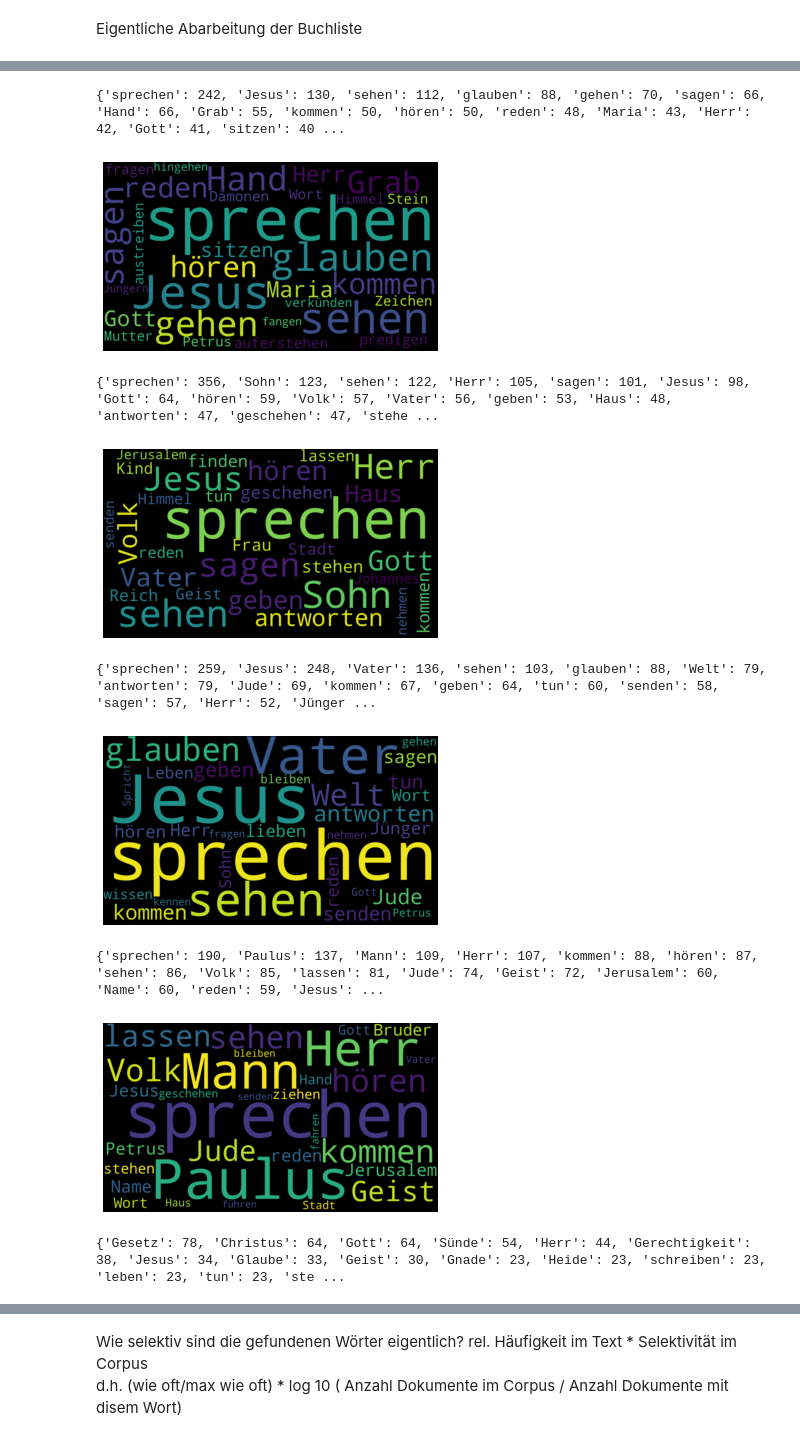
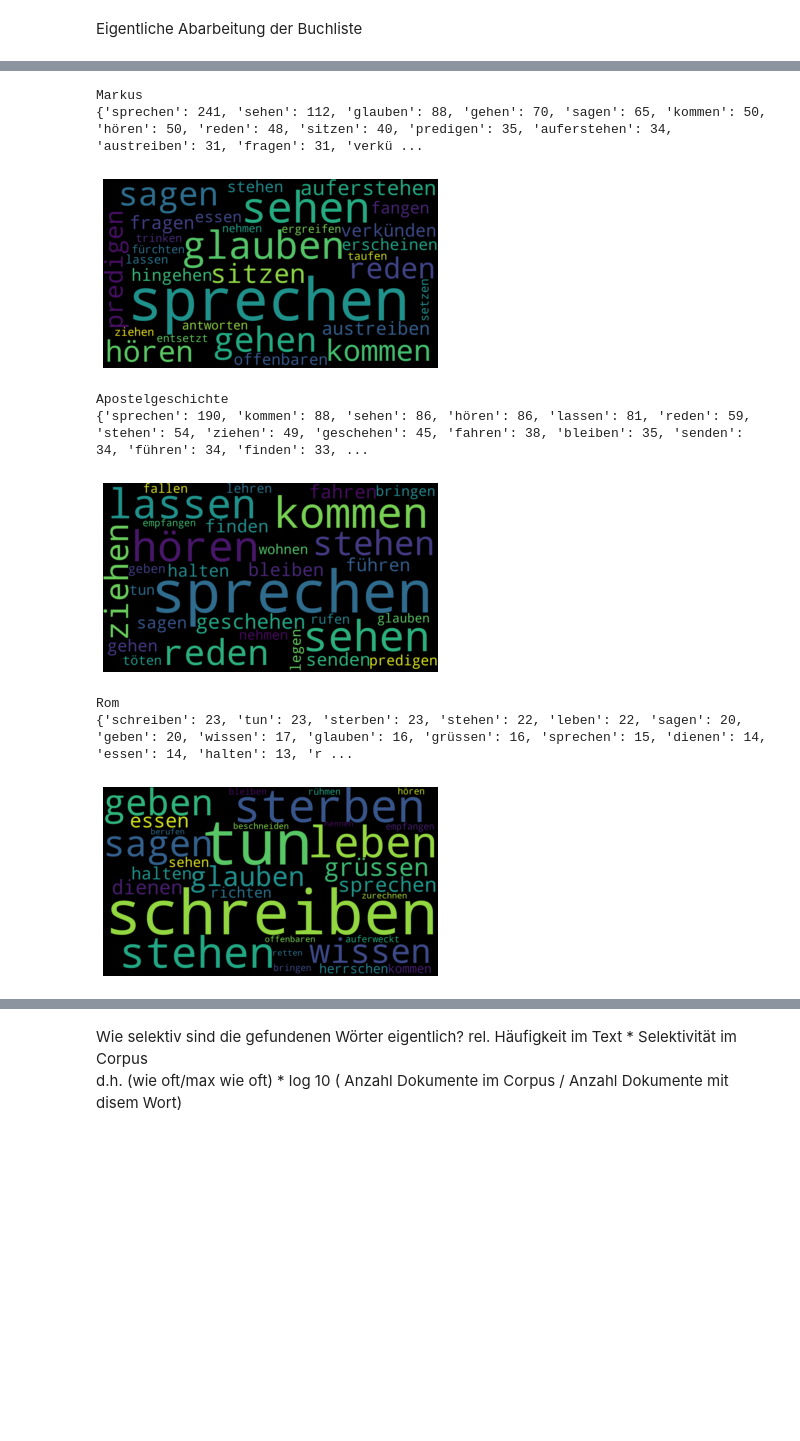
Before and after one commit to TossHx/luthertm, a Jupyter notebook: Spacy1.ipynb, the cells around one changed output, grey strips where cells are left out. Saved outputs shown, nothing was run; the diff lists cells and outputs as text; code cells hidden in the pictures; blank space fills up the shorter version.

```diff
--- a/Spacy1.ipynb
+++ b/Spacy1.ipynb
@@ -56,6 +58,8 @@ def lese_kapitel(buch, kptnr):
         url = "https://www.bibleserver.com/LUT/Matth%C3%A4us" + kptnr  #übersetzer'.encode('punycode').decode()
     elif (buch == "Rom"):
         url = "https://www.bibleserver.com/LUT/R%C3%B6mer" + kptnr  #übersetzer'.encode('punycode').decode()
+    elif (buch == "Heb"):
+        url = "https://www.bibleserver.com/LUT/Hebr%C3%A4er" + kptnr  #übersetzer'.encode('punycode').decode()
     else:
         url = "https://www.bibleserver.com/LUT/"+ buch + "/" + kptnr
     # print(url)
@@ -124,11 +128,8 @@ def korr_token(tx):
     return(tx)
 
 
-def token_text(doc):
+def token_text(doc, pos_list):
     # tokenizer
-    pos_list = ["NOUN", "PROPN","VERB"]
-    # pos_list = ["VERB"]
-
     text= nlp(doc)
     # umkodieren, was besser geht
     text = korr_token(text)
@@ -161,25 +162,44 @@ def zeichne_worldcloud(t_dict):
 # %% [markdown]
 Eigentliche Abarbeitung der Buchliste
 # %%
-buecher = [("Mat",18), ("Markus",28), ("Lukas",24), ("Johannes",21), ("Apostelgeschichte",28), ("Rom",16)]
-#buecher = [("Mat",18)]
+# #############################################################################
+# Hier werden die Parameter für alles festgelegt
+# #############################################################################
 
-# alle relevanten Wörter zusammenstellen pin eine Liste zusammenstellen
-buch_liste = set()
-wichtige_woerter = set() # set vermeidet doppelte Elemente
-woerter_je_buch  = []  # dictionary mit wort + Liste der Bücher in denen es
+# Welche Bücher werden genauer angeschaut?
+buecher = [("Mat",18), ("Markus",28),("Apostelgeschichte",28), ("Rom",16)]
 
+# alle relevanten Wörter prüfen, in wievielen von allen Büchern sie vorkommen
+alle_buecher = [("Mat",18), ("Markus",28), ("Lukas",24), ("Johannes",21), ("Apostelgeschichte",28)
+               ,("Rom",16), ("1.Korinther",16), ("2.Korinther",13), ("Galater",6), ("Epheser",6), ("Philipper",4), ("Kolosser",4)
+               ,("1.Thessalonicher",5), ("2.Thessalonicher",3), ("1.Timotheus",6), ("2.Timotheus",4), ("Titus",3), ("Philemon",1)
+               ,("Heb",13), ("Jakobus",5), ("1.Petrus",5), ("2.Petrus",3), ("1.Johannes",5), ("2.Johannes",1), ("3.Johannes",1), ("Judas",1)
+               ,("Offenbarung",22)]
+
+# Welche Wortarten kommen in die Untersuchung?
+#pos_list = ["NOUN", "PROPN","VERB"]
+pos_list = ["VERB"]
+
+
+# alle relevanten Wörter in eine Liste schreiben
+buch_liste       = [] # buchliste für später ablegen
+wichtige_woerter = set() # top30-Wörter alle i neine Liste schreiben (set vermeidet doppelte Elemente)
+woerter_je_buch  = []    # Ergebnisliste anlegen (Buch + Top30)
+
+# --------------------------------------------------------
+# Hauptprogramm 1 - Buchanalyse / Was sind die top-Wörter?
+# --------------------------------------------------------
 lfnr = 1
 for b, mk in buecher:
+    print(b)
     lfnr_b = (b, lfnr)
-    buch_liste.update(lfnr_b) # die untersuchten Bücher werden der Reihe nach abgelegt
+    buch_liste.append(b) # die untersuchten Bücher werden der Reihe nach abgelegt
     buchtext = lese_buch(b,mk)
-    top30    = token_text(buchtext)
+    top30    = token_text(buchtext, pos_list)
     print(top30)
     zeichne_worldcloud(top30)
 
     wichtige_woerter.update(top30.keys())
-
     woerter_je_buch.append((b,top30))  # also buch + top30 als Eintrag wegschreiben
 
     lfnr = lfnr + 1
@@ -189,9 +210,9 @@ for b, mk in buecher:
-{'sprechen': 242, 'Jesus': 130, 'sehen': 112, 'glauben': 88, 'gehen': 70, 'sagen': 66, 'Hand': 66, 'Grab': 55, 'kommen': 50, 'hören': 50, 'reden': 48, 'Maria': 43, 'Herr': 42, 'Gott': 41, 'sitzen': 40 ...
+Markus
+{'sprechen': 241, 'sehen': 112, 'glauben': 88, 'gehen': 70, 'sagen': 65, 'kommen': 50, 'hören': 50, 'reden': 48, 'sitzen': 40, 'predigen': 35, 'auferstehen': 34, 'austreiben': 31, 'fragen': 31, 'verkü ...
-[figure, old version]
+[figure, new version]
-{'sprechen': 356, 'Sohn': 123, 'sehen': 122, 'Herr': 105, 'sagen': 101, 'Jesus': 98, 'Gott': 64, 'hören': 59, 'Volk': 57, 'Vater': 56, 'geben': 53, 'Haus': 48, 'antworten': 47, 'geschehen': 47, 'stehe ...
+Apostelgeschichte
+{'sprechen': 190, 'kommen': 88, 'sehen': 86, 'hören': 86, 'lassen': 81, 'reden': 59, 'stehen': 54, 'ziehen': 49, 'geschehen': 45, 'fahren': 38, 'bleiben': 35, 'senden': 34, 'führen': 34, 'finden': 33, ...
-[figure, old version]
+[figure, new version]
-{'sprechen': 259, 'Jesus': 248, 'Vater': 136, 'sehen': 103, 'glauben': 88, 'Welt': 79, 'antworten': 79, 'Jude': 69, 'kommen': 67, 'geben': 64, 'tun': 60, 'senden': 58, 'sagen': 57, 'Herr': 52, 'Jünger ...
+Rom
+{'schreiben': 23, 'tun': 23, 'sterben': 23, 'stehen': 22, 'leben': 22, 'sagen': 20, 'geben': 20, 'wissen': 17, 'glauben': 16, 'grüssen': 16, 'sprechen': 15, 'dienen': 14, 'essen': 14, 'halten': 13, 'r ...
-[figure, old version]
+[figure, new version]
-{'sprechen': 190, 'Paulus': 137, 'Mann': 109, 'Herr': 107, 'kommen': 88, 'hören': 87, 'sehen': 86, 'Volk': 85, 'lassen': 81, 'Jude': 74, 'Geist': 72, 'Jerusalem': 60, 'Name': 60, 'reden': 59, 'Jesus': ...
-[figure, removed]
-{'Gesetz': 78, 'Christus': 64, 'Gott': 64, 'Sünde': 54, 'Herr': 44, 'Gerechtigkeit': 38, 'Jesus': 34, 'Glaube': 33, 'Geist': 30, 'Gnade': 23, 'Heide': 23, 'schreiben': 23, 'leben': 23, 'tun': 23, 'ste ...
```
Also changed, not shown: parts of 11 cells of this notebook.
